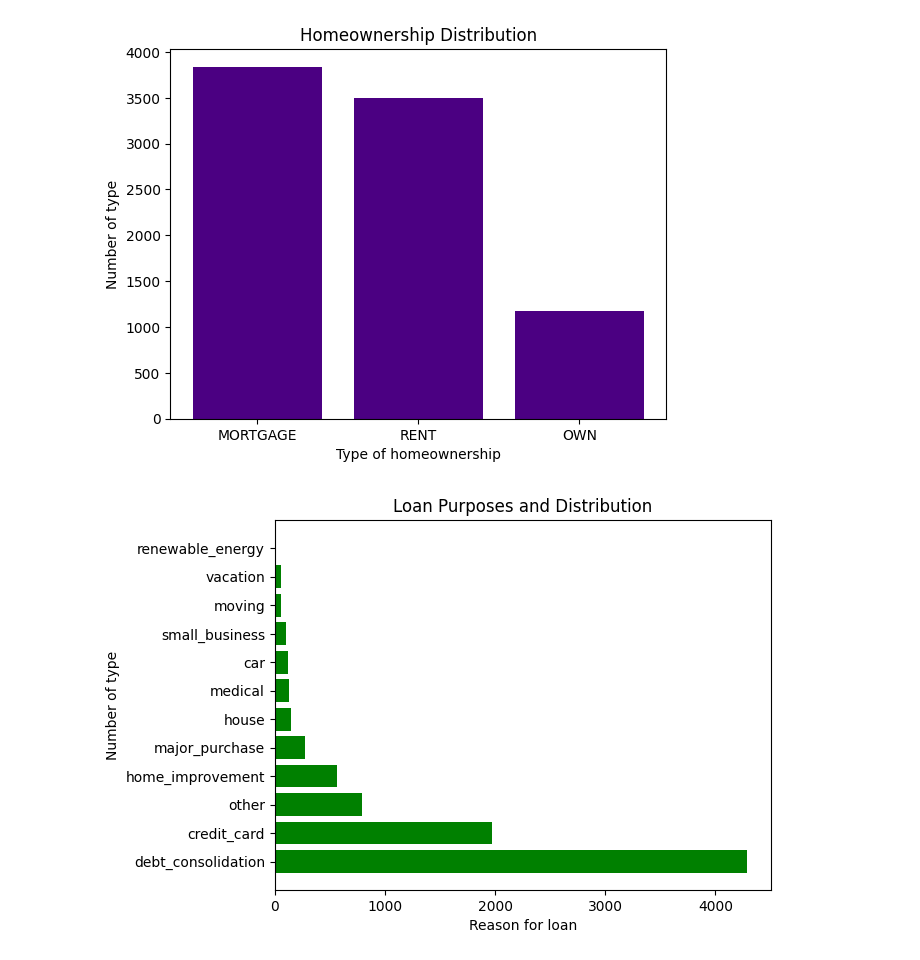
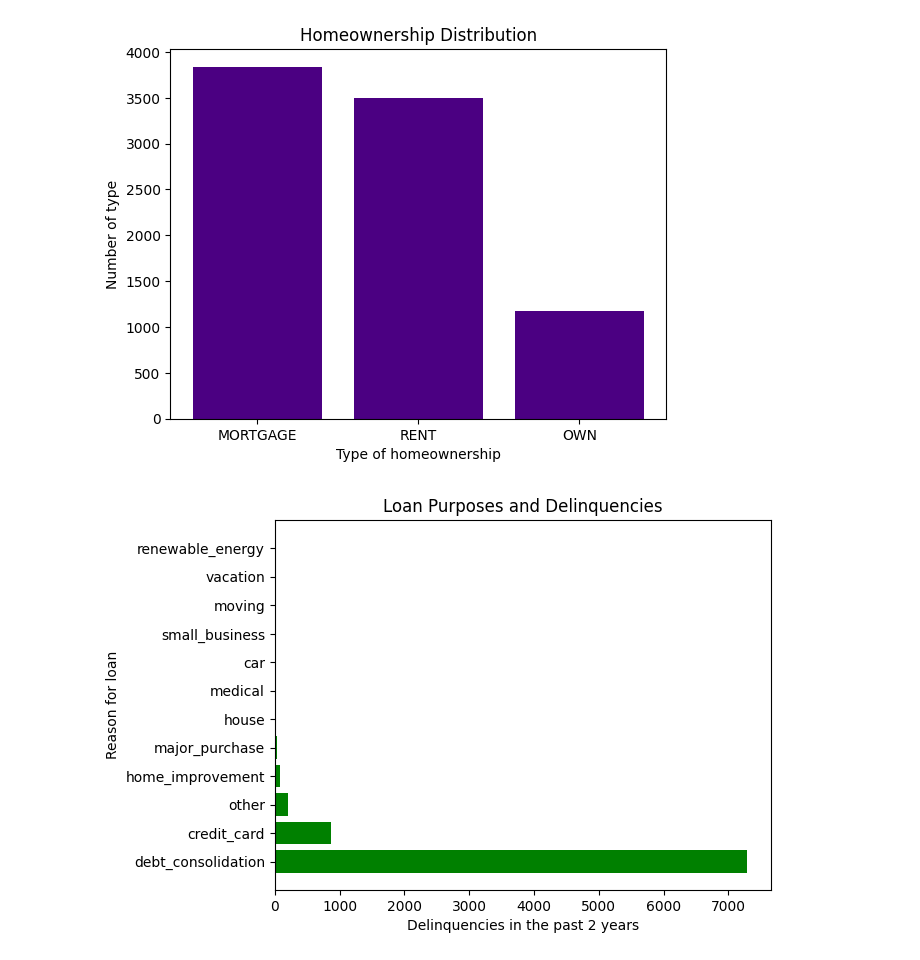
Before and after one commit to Royst97/DSRP_Roy, a Jupyter notebook: DSRP_2026_Royston.ipynb, the cells around one changed output. Drawn from its saved outputs; the diff is of its cells as text; code cells hidden in the pictures.

```diff
--- a/DSRP_2026_Royston.ipynb
+++ b/DSRP_2026_Royston.ipynb
@@ -118,15 +121,16 @@ plt.show()
 # %% [output]
 [figure]
 # %%
+
 x = solo_income_df["loan_purpose"].value_counts().index
-y = solo_income_df["loan_purpose"].value_counts().values
+y = solo_income_df["delinq_2y"].value_counts().values
 
 
 plt.barh(x, y, color="green")
-plt.title("Loan Purposes and Distribution")
-plt.xlabel("Reason for loan")
-plt.ylabel("Number of type")
+plt.title("Loan Purposes and Delinquencies")
+plt.xlabel("Delinquencies in the past 2 years")
+plt.ylabel("Reason for loan")
 
 plt.show()
 # %% [output]
-[figure, old version]
+[figure, new version]
```
Also changed, not shown: parts of 1 cell of this notebook.
